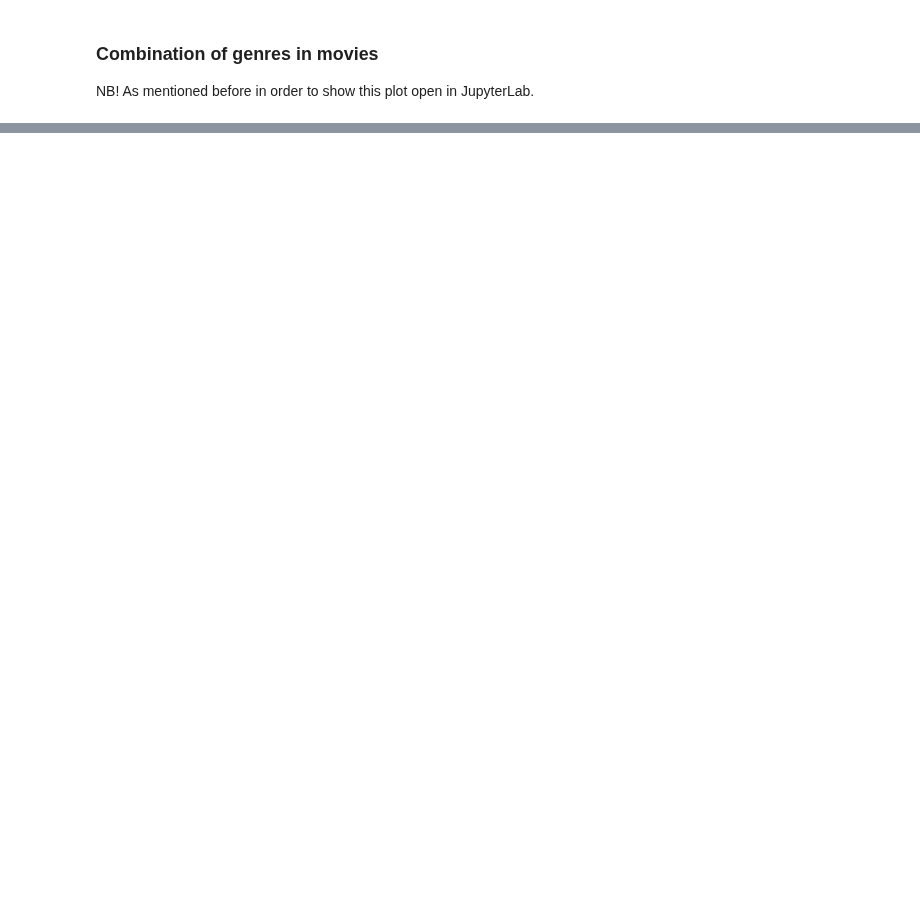
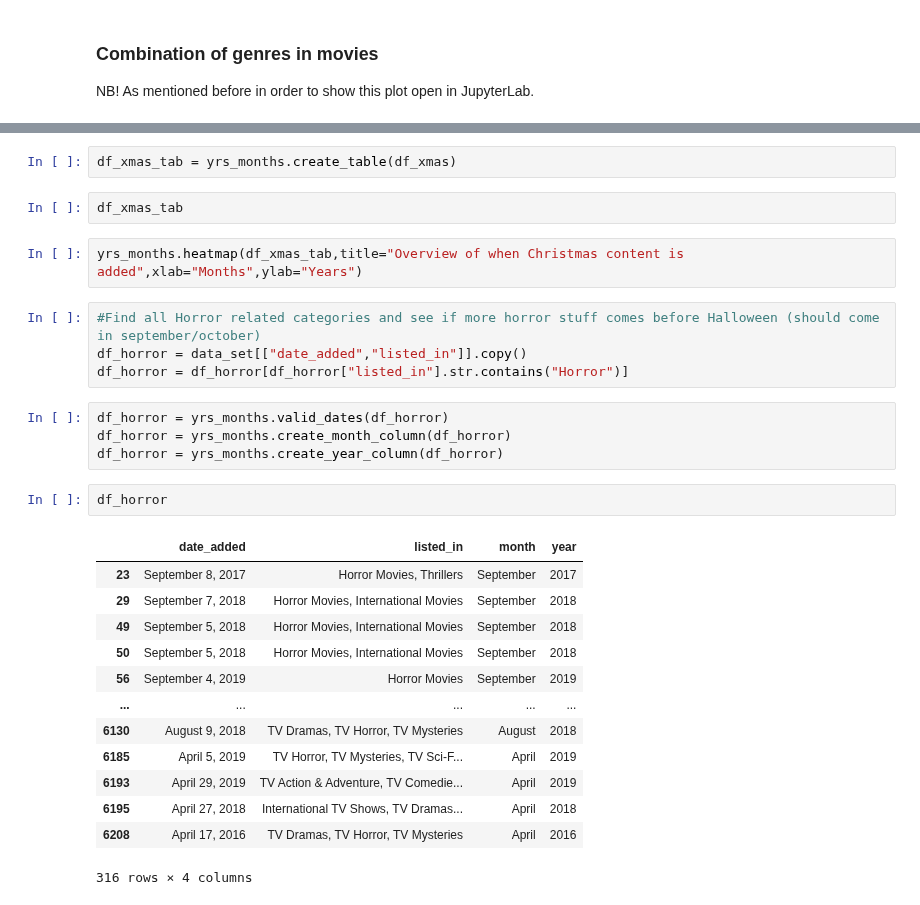
Before and after one commit to aSkailand/dat540-netflix_catalogue, a Jupyter notebook: src/netflix_catalogue_view.ipynb, the cells around one changed output, grey strips where cells are left out. Drawn from its saved outputs; the diff is of its cells as text; blank space fills up the shorter version.

```diff
--- a/src/netflix_catalogue_view.ipynb
+++ b/src/netflix_catalogue_view.ipynb
@@ -305,0 +264,30 @@ chord.Chord(genreCombinationValues, genreNames, margin=80, font_size_large='10px
+# %%
+df_xmas_tab = yrs_months.create_table(df_xmas)
+# %%
+df_xmas_tab
+# %%
+yrs_months.heatmap(df_xmas_tab,title="Overview of when Christmas content is added",xlab="Months",ylab="Years")
+# %%
+#Find all Horror related categories and see if more horror stuff comes before Halloween (should come in september/october)
+df_horror = data_set[["date_added","listed_in"]].copy()
+df_horror = df_horror[df_horror["listed_in"].str.contains("Horror")]
+# %%
+df_horror = yrs_months.valid_dates(df_horror)
+df_horror = yrs_months.create_month_column(df_horror)
+df_horror = yrs_months.create_year_column(df_horror)
+# %%
+df_horror
+# %% [output]
+|  | date_added | listed_in | month | year |
+| 23 | September 8, 2017 | Horror Movies, Thrillers | September | 2017 |
+| 29 | September 7, 2018 | Horror Movies, International Movies | September | 2018 |
+| 49 | September 5, 2018 | Horror Movies, International Movies | September | 2018 |
+| 50 | September 5, 2018 | Horror Movies, International Movies | September | 2018 |
+| 56 | September 4, 2019 | Horror Movies | September | 2019 |
+| ... | ... | ... | ... | ... |
+| 6130 | August 9, 2018 | TV Dramas, TV Horror, TV Mysteries | August | 2018 |
+| 6185 | April 5, 2019 | TV Horror, TV Mysteries, TV Sci-F... | April | 2019 |
+| 6193 | April 29, 2019 | TV Action & Adventure, TV Comedie... | April | 2019 |
+| 6195 | April 27, 2018 | International TV Shows, TV Dramas... | April | 2018 |
+| 6208 | April 17, 2016 | TV Dramas, TV Horror, TV Mysteries | April | 2016 |
+316 rows × 4 columns
```
Also changed, not shown: parts of 27 cells of this notebook.
